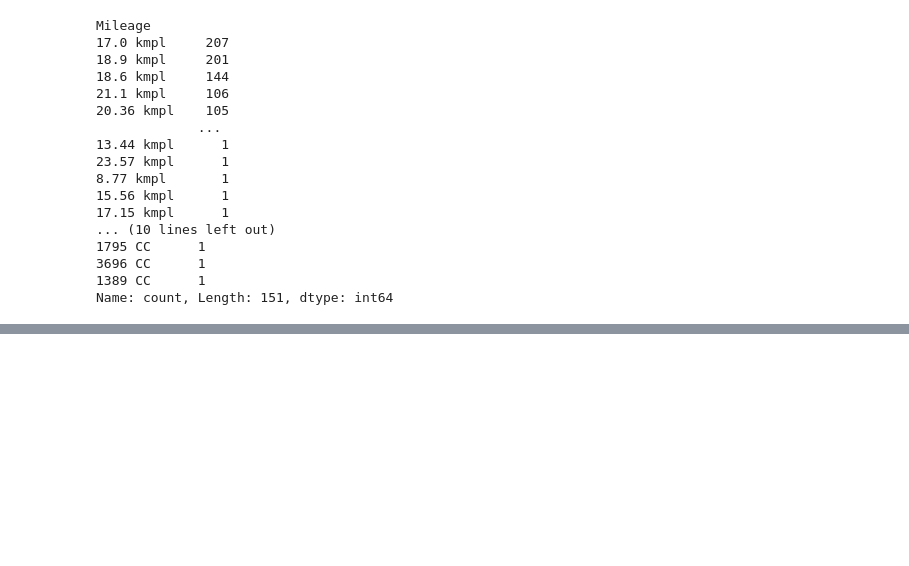
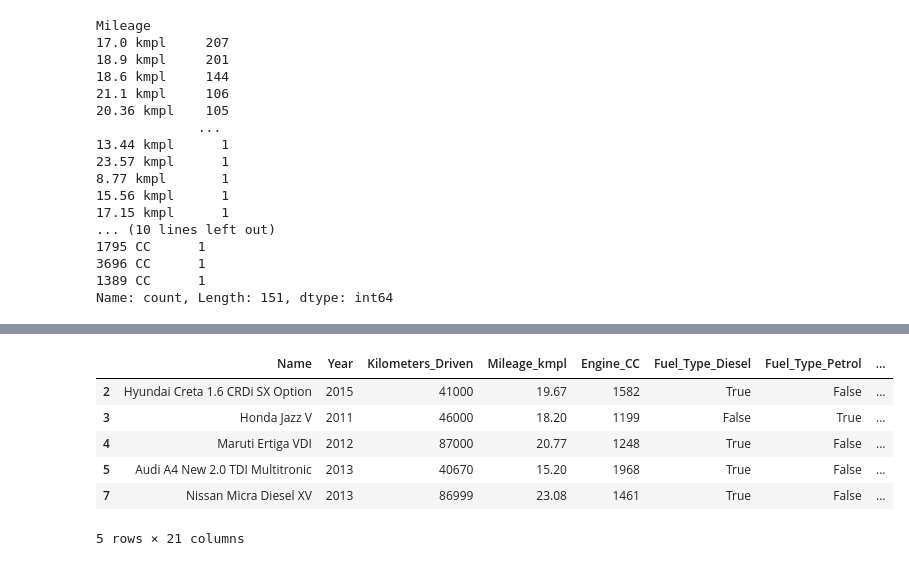
Before and after one commit to AnnabelleMcSharry/AI-ML-Car-Data, a Jupyter notebook: Task1.ipynb, the cells around one changed output, grey strips where cells are left out. Cells and saved outputs as stored; diff of their text form; code cells hidden in the pictures; blank space fills up the shorter version.

```diff
--- a/Task1.ipynb
+++ b/Task1.ipynb
@@ -104,0 +230,5 @@ Cars["Kilometers_Driven"] = pd.to_numeric(Cars["Kilometers_Driven"])
+# %%
+owner_type_mapping = {'First': 0, 'Second': 1, 'Third': 2, 'Fourth & Above': 3}
+Cars['Owner_Type_Encoded'] = Cars['Owner_Type'].map(owner_type_mapping)
+
+display(Cars[['Owner_Type', 'Owner_Type_Encoded']].head())
@@ -104,0 +242,11 @@ Cars["Kilometers_Driven"] = pd.to_numeric(Cars["Kilometers_Driven"])
+# %%
+Cars = Cars.drop('Owner_Type', axis=1)
+display(Cars.head())
+# %% [output]
+|  | Name | Year | Kilometers_Driven | Mileage_kmpl | Engine_CC | Fuel_Type_Diesel | Fuel_Type_Petrol | ... |
+| 2 | Hyundai Creta 1.6 CRDi SX Option | 2015 | 41000 | 19.67 | 1582 | True | False | ... |
+| 3 | Honda Jazz V | 2011 | 46000 | 18.20 | 1199 | False | True | ... |
+| 4 | Maruti Ertiga VDI | 2012 | 87000 | 20.77 | 1248 | True | False | ... |
+| 5 | Audi A4 New 2.0 TDI Multitronic | 2013 | 40670 | 15.20 | 1968 | True | False | ... |
+| 7 | Nissan Micra Diesel XV | 2013 | 86999 | 23.08 | 1461 | True | False | ... |
+5 rows × 21 columns
```
Also changed, not shown: parts of 16 cells of this notebook.
